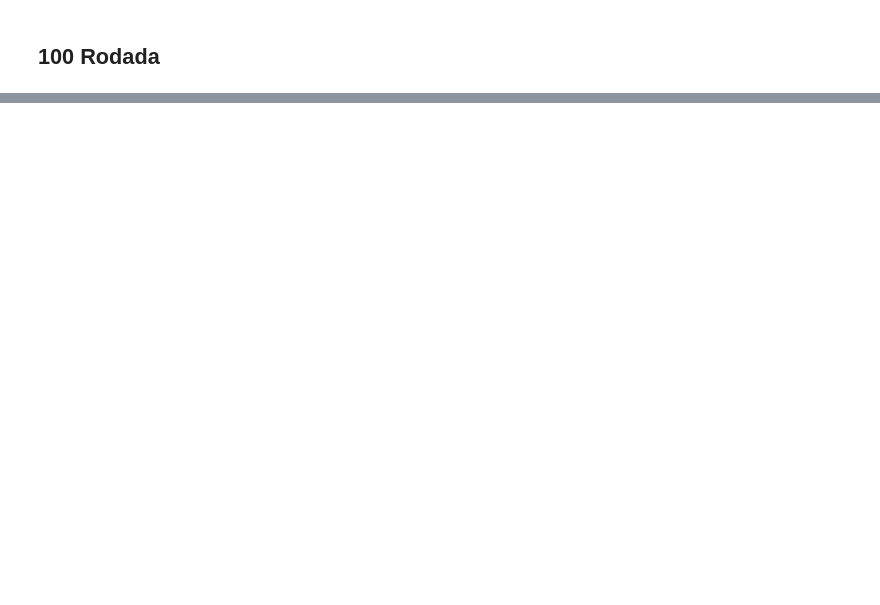
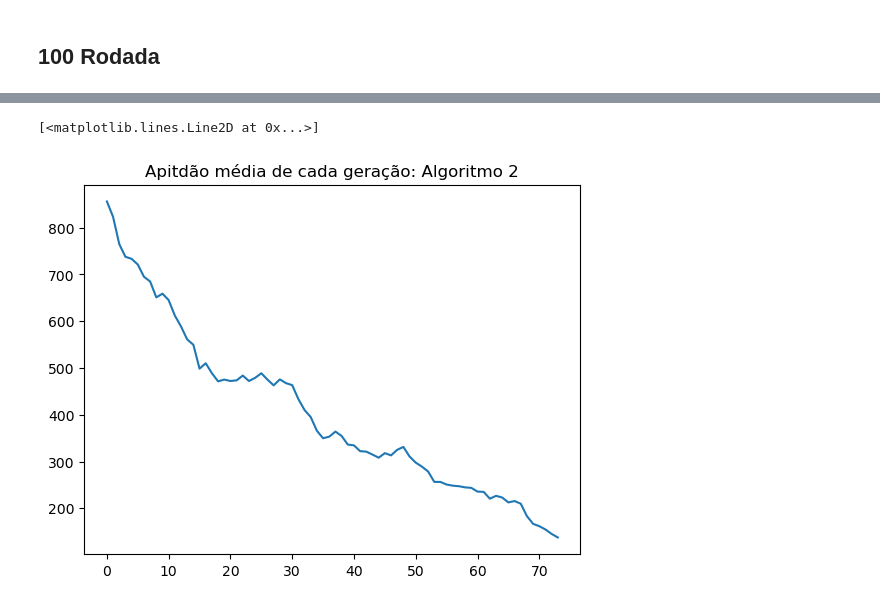
Before and after one commit to henriquefac/trabalho_IA, a Jupyter notebook: algoritmo/parte3/resgistros.ipynb, the cells around one changed output, grey strips where cells are left out. Drawn from its saved outputs; the diff is of its cells as text; code cells hidden in the pictures; blank space fills up the shorter version.

```diff
--- a/algoritmo/parte3/resgistros.ipynb
+++ b/algoritmo/parte3/resgistros.ipynb
@@ -155,0 +183,10 @@ ImportError: Missing optional dependency 'Jinja2'. DataFrame.style requires jinj
+# %%
+# media da população
+# uso do algoritmo Alg_gen_bit
+alg_2 = Alg_gen_dec(eta = 1, pop_size= 100, max_generation= 1000,restricoes=[-10, 10])
+_, _, mean_per_gen =  alg_2.executar()
+plt.title("Apitdão média de cada geração: Algoritmo 2")
+plt.plot(mean_per_gen)
+# %% [output]
+[<matplotlib.lines.Line2D at 0x...>]
+[figure, added]
```
Also changed, not shown: parts of 7 cells of this notebook, 10 other files.
